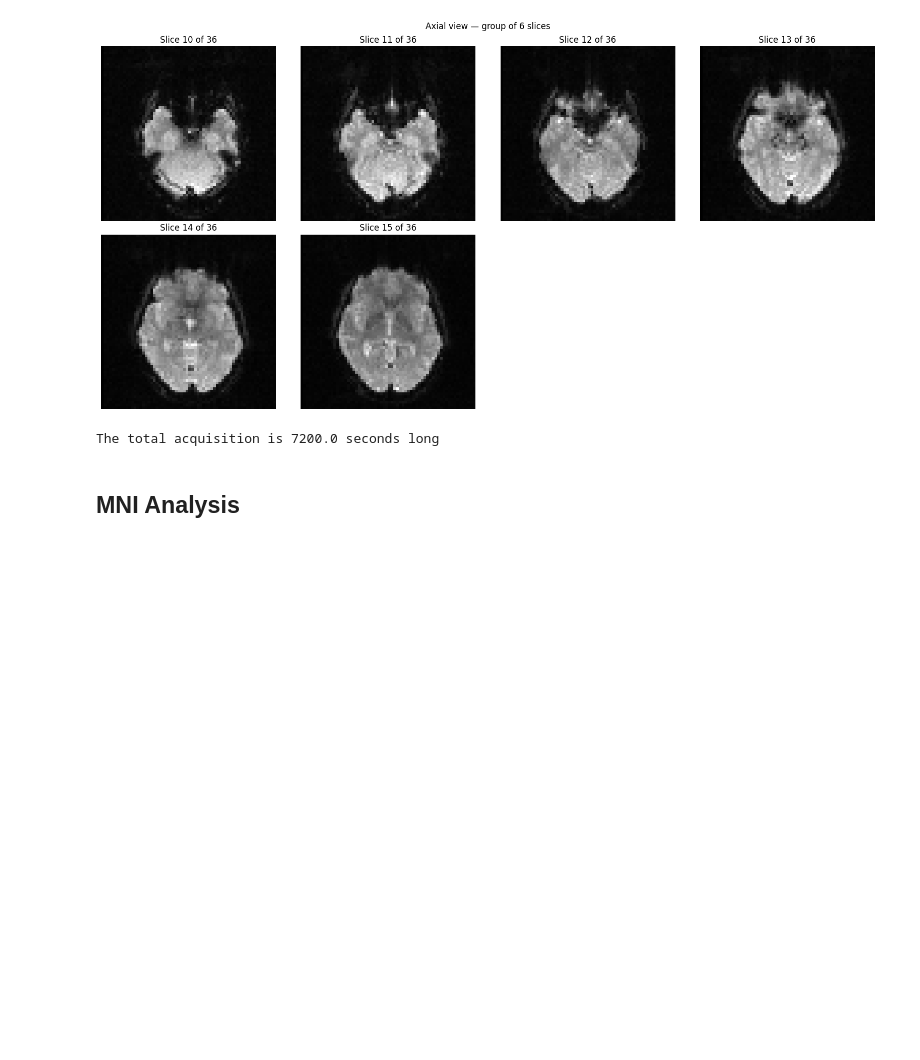
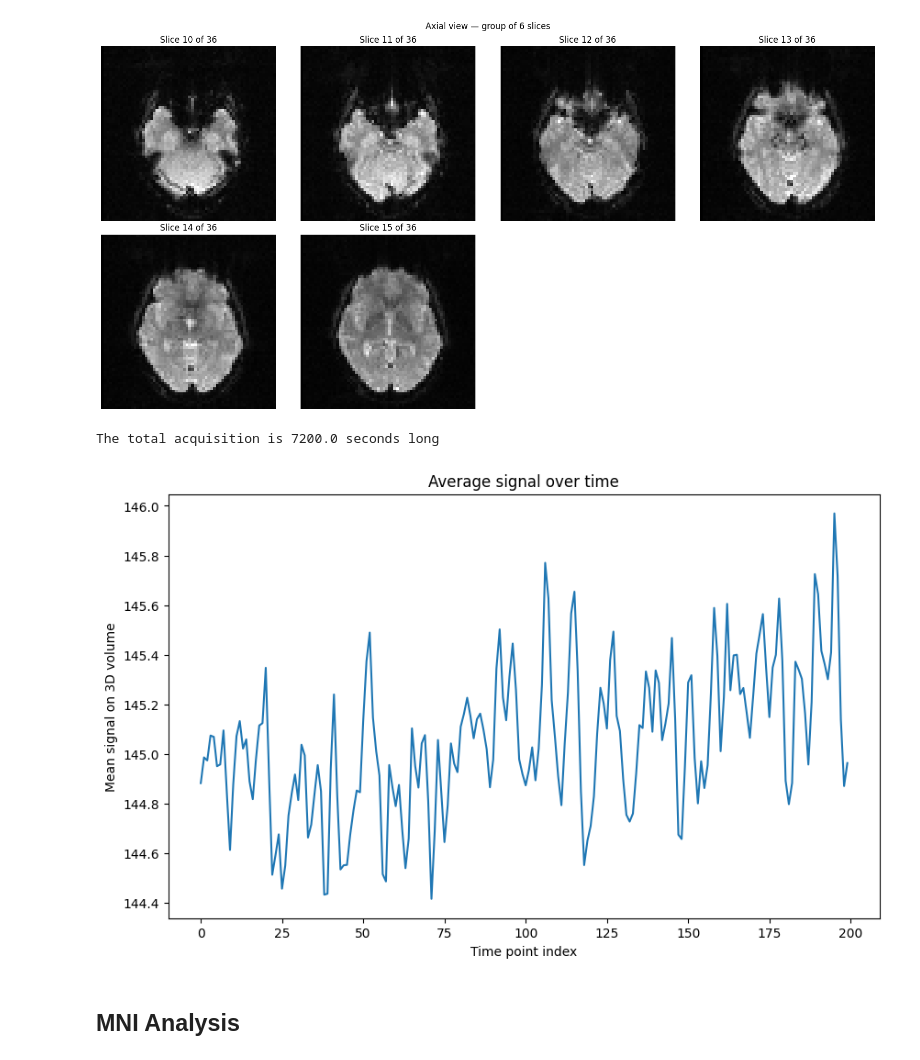
Before and after one commit to tommydelu/MRI-analysis-pipeline, a Jupyter notebook: 0_data_exploration.ipynb, the cells around one changed output. Drawn from its saved outputs; the diff is of its cells as text; code cells hidden in the pictures; blank space fills up the shorter version.

```diff
--- a/0_data_exploration.ipynb
+++ b/0_data_exploration.ipynb
@@ -138,6 +142,10 @@ acquisition_duration = num_of_time_pts * fmri_dict['dims'][3]
 print(f"The total acquisition is {float(acquisition_duration)} seconds long")
 # %% [output]
 The total acquisition is 7200.0 seconds long
+# %%
+means = avgSignalAlongTime(fmri_dict['data'])
+# %% [output]
+[figure, added]
 # %% [markdown]
 ## MNI Analysis
 # %%
```
Also changed, not shown: parts of 2 cells of this notebook, 1 other file.
